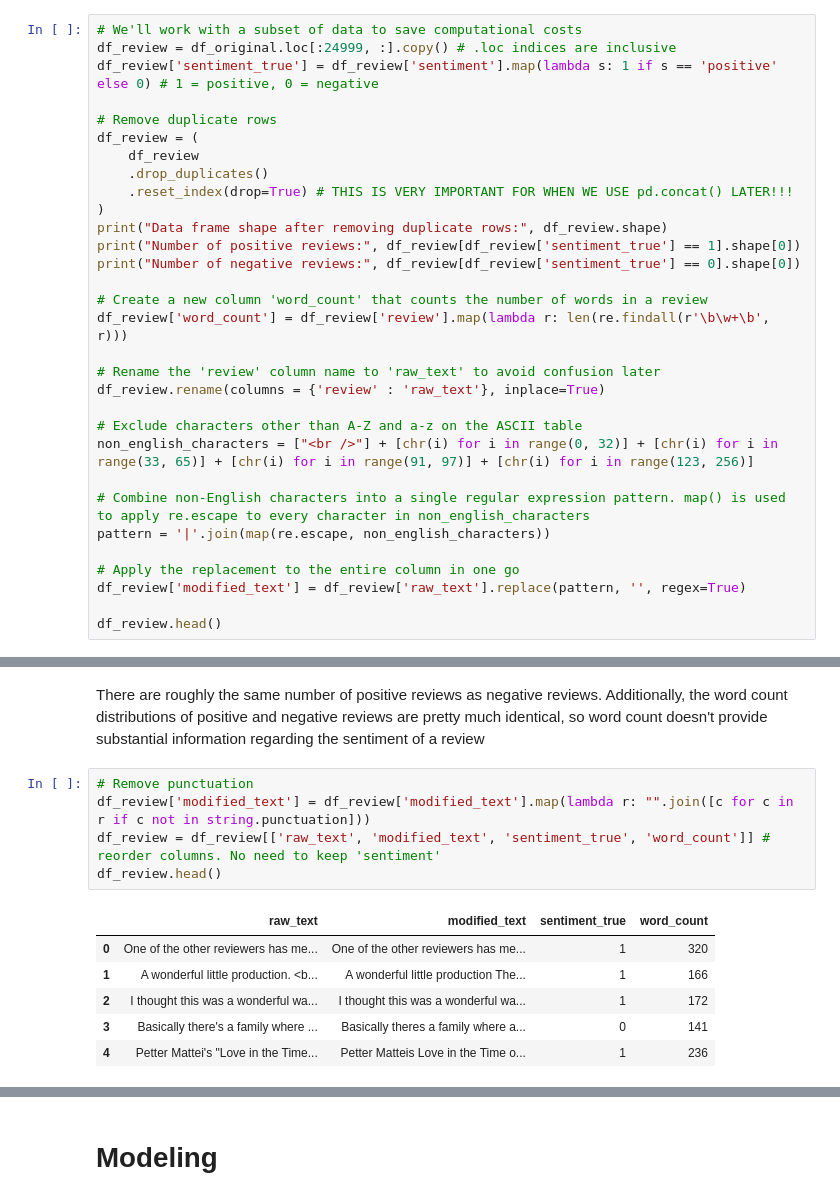
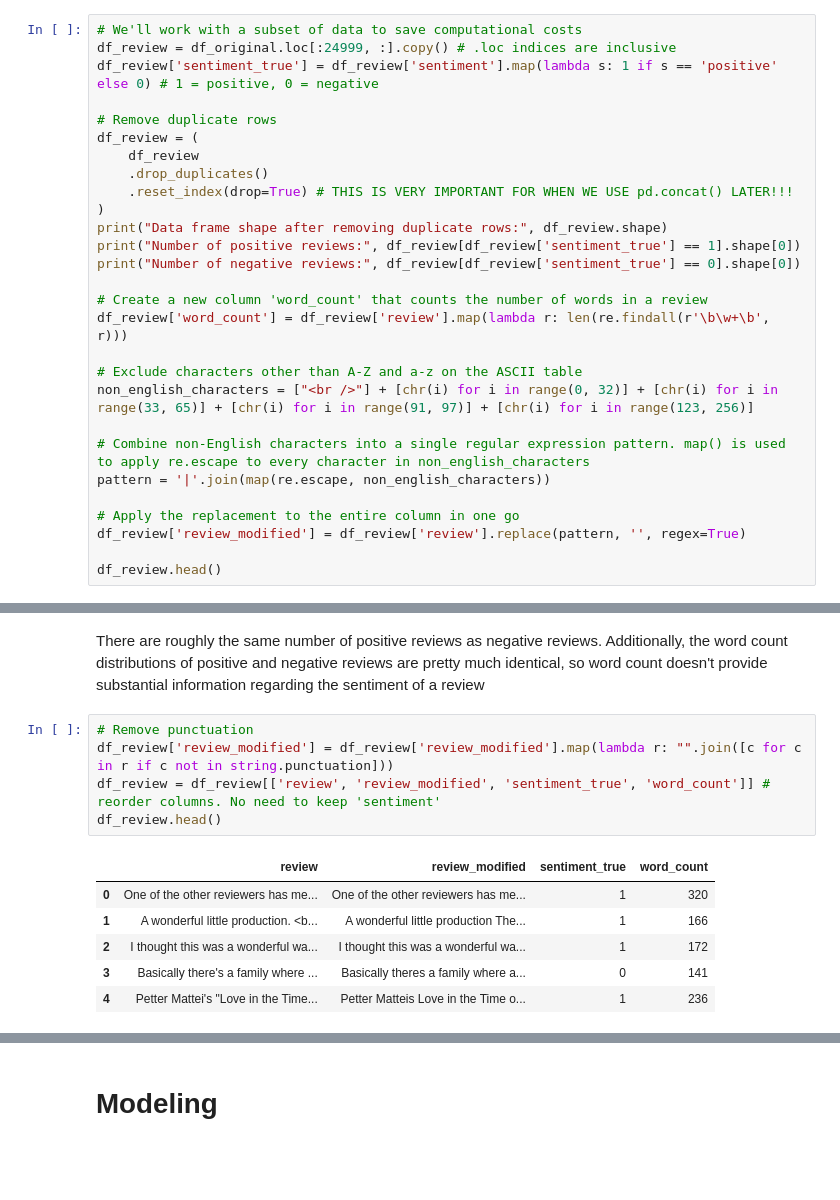
Before and after one commit to efei01/NSDC_F23_movie_reviews_project, a Jupyter notebook: Movie_Review_Sentiment_Analysis_V2.ipynb, the cells around one changed output, grey strips where cells are left out. Cells and saved outputs as stored; diff of their text form; blank space fills up the shorter version.

```diff
--- a/Movie_Review_Sentiment_Analysis_V2.ipynb
+++ b/Movie_Review_Sentiment_Analysis_V2.ipynb
@@ -71,9 +71,6 @@ print("Number of negative reviews:", df_review[df_review['sentiment_true'] == 0]
 # Create a new column 'word_count' that counts the number of words in a review
 df_review['word_count'] = df_review['review'].map(lambda r: len(re.findall(r'\b\w+\b', r)))
 
-# Rename the 'review' column name to 'raw_text' to avoid confusion later
-df_review.rename(columns = {'review' : 'raw_text'}, inplace=True)
-
 # Exclude characters other than A-Z and a-z on the ASCII table
 non_english_characters = ["<br />"] + [chr(i) for i in range(0, 32)] + [chr(i) for i in range(33, 65)] + [chr(i) for i in range(91, 97)] + [chr(i) for i in range(123, 256)]
 
@@ -81,7 +78,7 @@ non_english_characters = ["<br />"] + [chr(i) for i in range(0, 32)] + [chr(i) f
 pattern = '|'.join(map(re.escape, non_english_characters))
 
 # Apply the replacement to the entire column in one go
-df_review['modified_text'] = df_review['raw_text'].replace(pattern, '', regex=True)
+df_review['review_modified'] = df_review['review'].replace(pattern, '', regex=True)
 
 df_review.head()
 # %% [output]
@@ -110,11 +107,11 @@ plt.show()
 There are roughly the same number of positive reviews as negative reviews. Additionally, the word count distributions of positive and negative reviews are pretty much identical, so word count doesn't provide substantial information regarding the sentiment of a review
 # %%
 # Remove punctuation
-df_review['modified_text'] = df_review['modified_text'].map(lambda r: "".join([c for c in r if c not in string.punctuation]))
-df_review = df_review[['raw_text', 'modified_text', 'sentiment_true', 'word_count']] # reorder columns. No need to keep 'sentiment'
+df_review['review_modified'] = df_review['review_modified'].map(lambda r: "".join([c for c in r if c not in string.punctuation]))
+df_review = df_review[['review', 'review_modified', 'sentiment_true', 'word_count']] # reorder columns. No need to keep 'sentiment'
 df_review.head()
 # %% [output]
-|  | raw_text | modified_text | sentiment_true | word_count |
+|  | review | review_modified | sentiment_true | word_count |
 | 0 | One of the other reviewers has me... | One of the other reviewers has me... | 1 | 320 |
 | 1 | A wonderful little production. <b... | A wonderful little production The... | 1 | 166 |
 | 2 | I thought this was a wonderful wa... | I thought this was a wonderful wa... | 1 | 172 |
```
Also changed, not shown: parts of 29 cells of this notebook.
